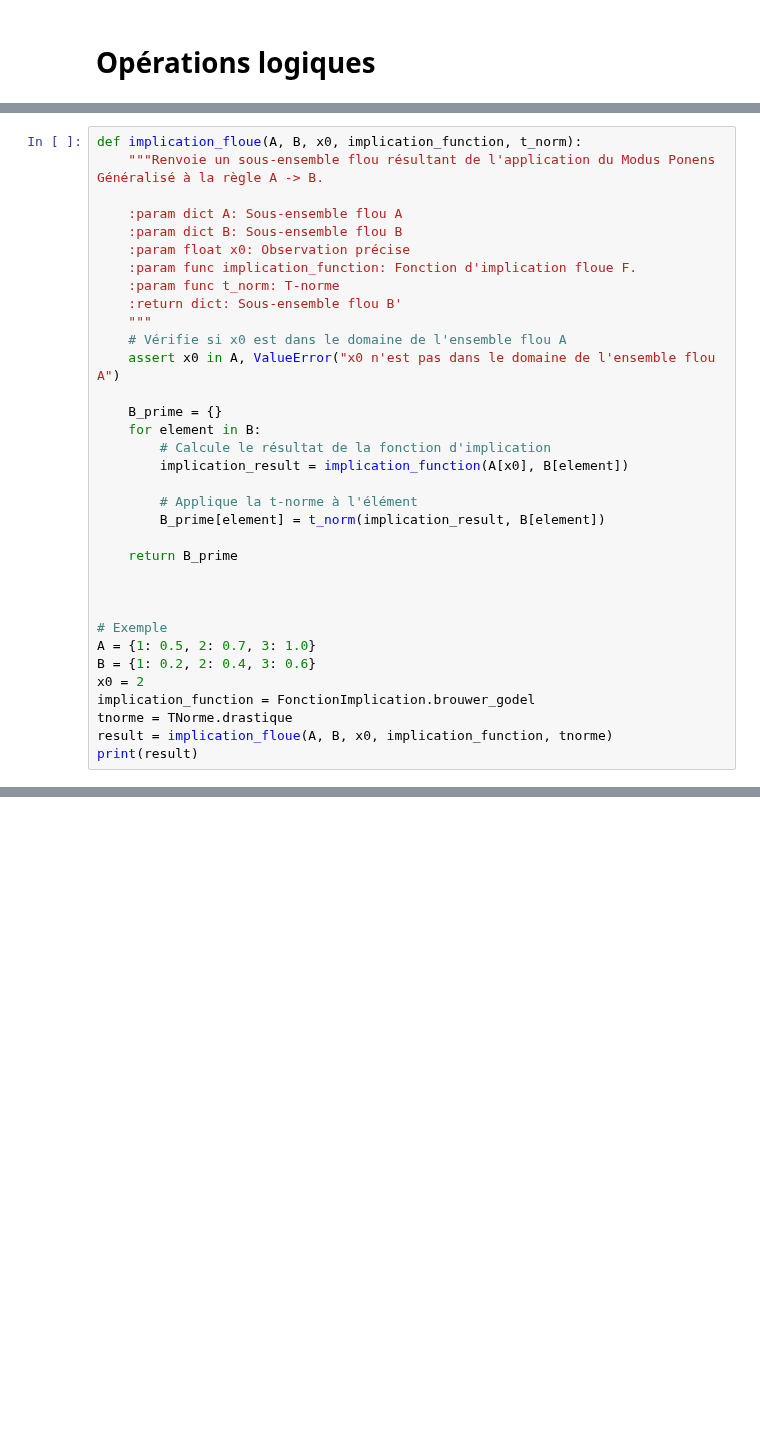
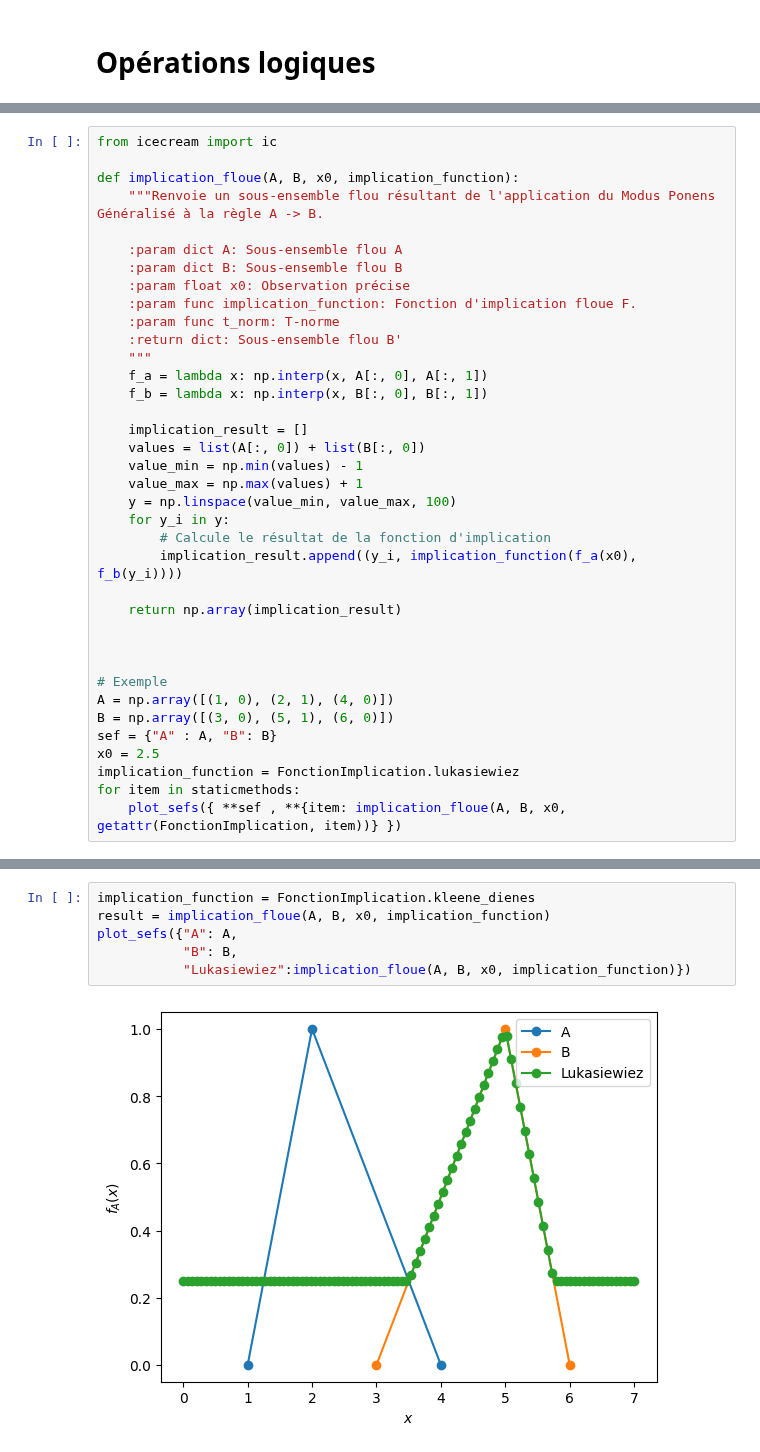
Before and after one commit to CharlesAttend/M2-DAC, a Jupyter notebook: XAI/TME/TME4-5/TME4.ipynb, the cells around one changed output, grey strips where cells are left out. Saved outputs shown, nothing was run; the diff lists cells and outputs as text; blank space fills up the shorter version.

```diff
--- a/XAI/TME/TME4/TME4.ipynb
+++ b/XAI/TME/TME4-5/TME4.ipynb
@@ -379,5 +399,7 @@ class FonctionImplication:
 # %%
-def implication_floue(A, B, x0, implication_function, t_norm):
+from icecream import ic
+
+def implication_floue(A, B, x0, implication_function):
     """Renvoie un sous-ensemble flou résultant de l'application du Modus Ponens Généralisé à la règle A -> B.
 
     :param dict A: Sous-ensemble flou A
@@ -387,26 +409,27 @@ def implication_floue(A, B, x0, implication_function, t_norm):
     :param func t_norm: T-norme
     :return dict: Sous-ensemble flou B'
     """
-    # Vérifie si x0 est dans le domaine de l'ensemble flou A
-    assert x0 in A, ValueError("x0 n'est pas dans le domaine de l'ensemble flou A")
+    f_a = lambda x: np.interp(x, A[:, 0], A[:, 1])
+    f_b = lambda x: np.interp(x, B[:, 0], B[:, 1])
 
-    B_prime = {}
-    for element in B:
+    implication_result = []
+    values = list(A[:, 0]) + list(B[:, 0])
+    value_min = np.min(values) - 1
+    value_max = np.max(values) + 1
+    y = np.linspace(value_min, value_max, 100)
+    for y_i in y:
         # Calcule le résultat de la fonction d'implication
-        implication_result = implication_function(A[x0], B[element])
+        implication_result.append((y_i, implication_function(f_a(x0), f_b(y_i))))
 
-        # Applique la t-norme à l'élément
-        B_prime[element] = t_norm(implication_result, B[element])
-
-    return B_prime
+    return np.array(implication_result)
 
 
 
 # Exemple
-A = {1: 0.5, 2: 0.7, 3: 1.0}
-B = {1: 0.2, 2: 0.4, 3: 0.6}
-x0 = 2
-implication_function = FonctionImplication.brouwer_godel
-tnorme = TNorme.drastique
-result = implication_floue(A, B, x0, implication_function, tnorme)
-print(result)
+A = np.array([(1, 0), (2, 1), (4, 0)])
+B = np.array([(3, 0), (5, 1), (6, 0)])
+sef = {"A" : A, "B": B}
+x0 = 2.5
+implication_function = FonctionImplication.lukasiewiez
+for item in staticmethods:
+    plot_sefs({ **sef , **{item: implication_floue(A, B, x0, getattr(FonctionImplication, item))} })
@@ -460,0 +436,8 @@ print(result)
+# %%
+implication_function = FonctionImplication.kleene_dienes
+result = implication_floue(A, B, x0, implication_function)
+plot_sefs({"A": A,
+           "B": B,
+           "Lukasiewiez":implication_floue(A, B, x0, implication_function)})
+# %% [output]
+[figure, added]
```
Also changed, not shown: parts of 10 cells of this notebook, 5 other files.
